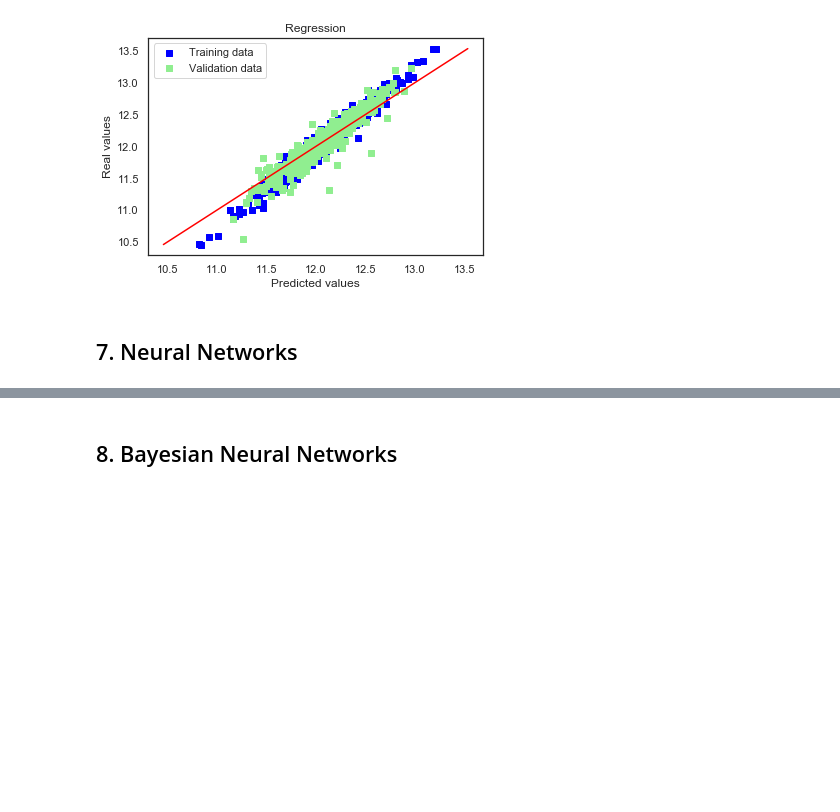
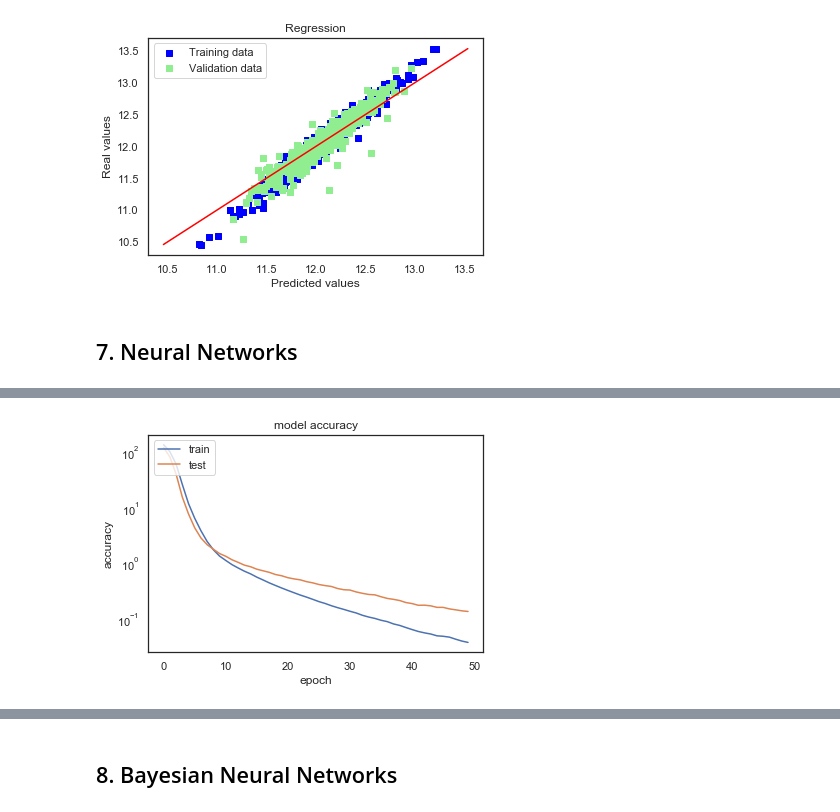
Before and after one commit to mzh-sc/contests, a Jupyter notebook: Kaggle House-Prices-Prediction/different_models.ipynb, the cells around one changed output, grey strips where cells are left out. Saved outputs shown, nothing was run; the diff lists cells and outputs as text; code cells hidden in the pictures; blank space fills up the shorter version.

Commit message:
House price prediction - NN with tf.keras

```diff
--- a/Kaggle House-Prices-Prediction/different_models.ipynb
+++ b/Kaggle House-Prices-Prediction/different_models.ipynb
@@ -1256,0 +1265,18 @@ RMSE on Test set : 0.1368506682375452
+# %%
+def create_model(input_dim, dropout_rate=0.0, alpha=0.0):
+    model = Sequential([
+        Dense(10,
+              input_dim=input_dim,
+              activation='relu',
+              kernel_regularizer=regularizers.l2(alpha),
+              bias_regularizer=regularizers.l2(alpha)),
+        Dropout(dropout_rate),
+        Dense(5,
+              activation='relu',
+              kernel_regularizer=regularizers.l2(alpha),
+              bias_regularizer=regularizers.l2(alpha)),
+        Dense(1,
+              kernel_regularizer=regularizers.l2(alpha),
+              bias_regularizer=regularizers.l2(alpha))])
+    model.compile(optimizer='adam', loss='mean_squared_error', metrics=[metrics.mse])
+    return model
@@ -1256,0 +1349,6 @@ RMSE on Test set : 0.1368506682375452
+# %%
+tf.debugging.set_log_device_placement(True)
+
+nn = KerasRegressor(build_fn=lambda: create_model(X_train.shape[1], 0.0, 0.0), epochs=50, batch_size=32, validation_data=(X_test,y_test),)
+history = nn.fit(X_train, y_train)
+nn.model.summary()
@@ -1256,0 +1373,12 @@ RMSE on Test set : 0.1368506682375452
+# %%
+# summarize history for accuracy
+plt.plot(history.history['mean_squared_error'])
+plt.plot(history.history['val_mean_squared_error'])
+plt.title('model accuracy')
+plt.ylabel('accuracy')
+plt.yscale('log')
+plt.xlabel('epoch')
+plt.legend(['train', 'test'], loc='upper left')
+plt.show()
+# %% [output]
+[figure, added]
```
Also changed, not shown: parts of 9 cells of this notebook.
